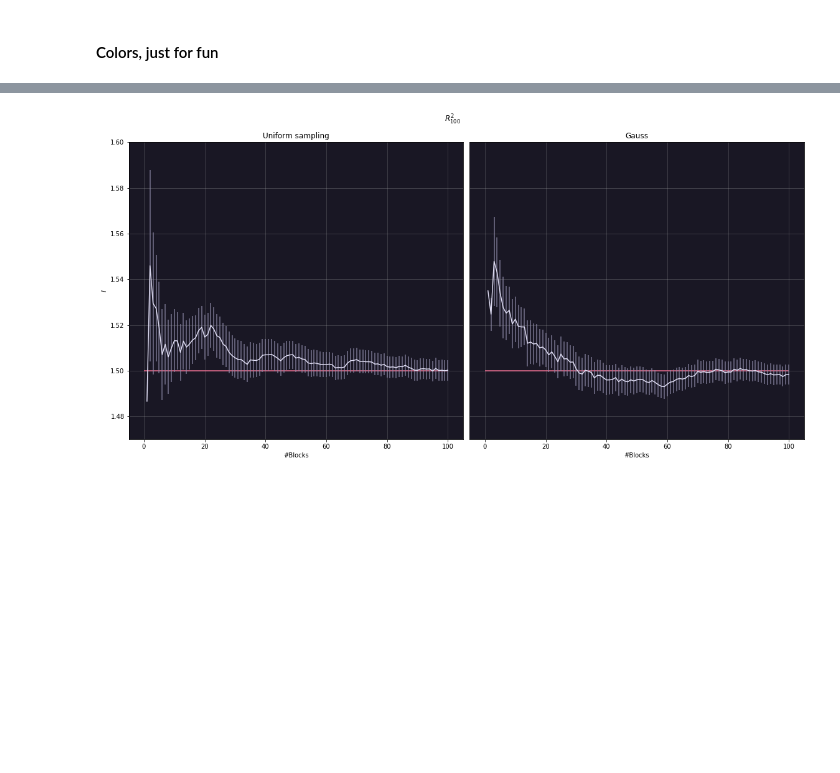
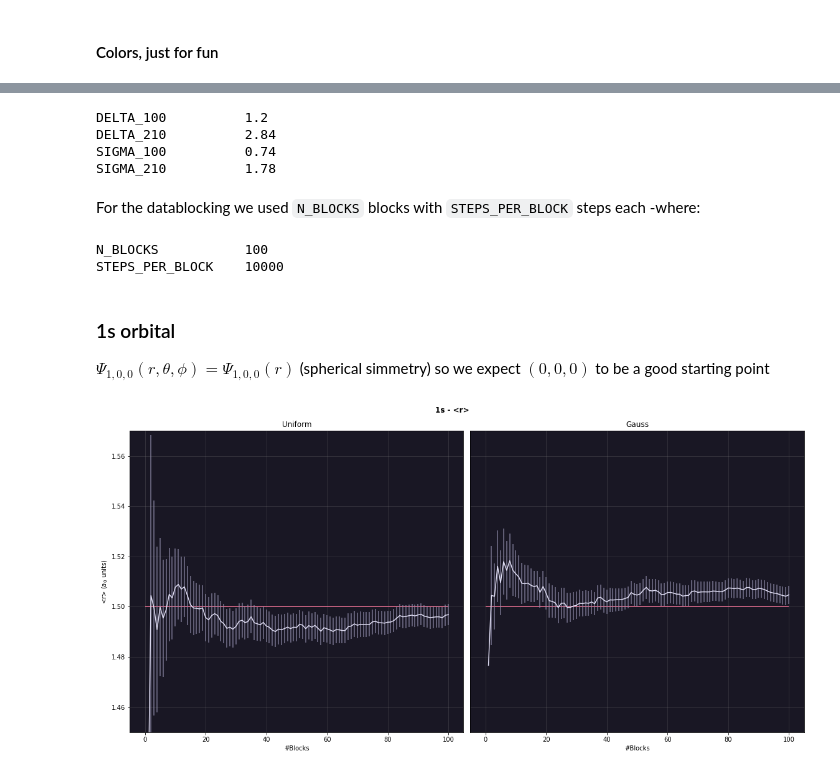
Before and after one commit to ormfav/LsnDavideVallenzasca, a Jupyter notebook: 05/051.ipynb, the cells around one changed output, grey strips where cells are left out. Drawn from its saved outputs; the diff is of its cells as text; code cells hidden in the pictures; blank space fills up the shorter version.

```diff
--- a/05/051.ipynb
+++ b/05/051.ipynb
@@ -9,12 +12,12 @@ import matplotlib.pyplot as plt
 # %% [markdown]
 #### Reading and printing config files
 # %%
-def LoadConfig(path):
+def LoadConfig(path,T):
     d={}
     with open(path) as file:
         for line in file:
             (directive,key, val) = line.split()
-            if(directive=="#define"): d[key] = int(val)
+            if(directive=="#define"): d[key] = T(val)
     return d
 
 def PrintConf(d):
@@ -34,9 +84,28 @@ er2 = "#6e6a86" #second error bar
+# %%
+conf_mrt2=LoadConfig("in/051-metropolis-conf.inl",float)
+PrintConf(conf_mrt2)
+# %% [output]
+DELTA_100          1.2
+DELTA_210          2.84
+SIGMA_100          0.74
+SIGMA_210          1.78
+# %% [markdown]
+For the datablocking we used `N_BLOCKS` blocks with `STEPS_PER_BLOCK` steps each -where:
+# %%
+conf_db=LoadConfig("in/051-datablocking-conf.inl",int)
+PrintConf(conf_db)
+# %% [output]
+N_BLOCKS           100
+STEPS_PER_BLOCK    10000
+# %% [markdown]
+### 1s orbital
+$\Psi_{1,0,0}(r,\theta,\phi)=\Psi_{1,0,0}(r)$ (spherical simmetry) so we expect $(0,0,0)$ to be a good starting point
 # %%
 fig=plt.figure(figsize=(16, 8))
-plt.suptitle('$R^2_{100}$', weight='bold')
+plt.suptitle('1s - <r>', weight='bold')
 
-y_inf=1.47
-y_sup=1.6
+y_inf=1.45
+y_sup=1.57
 
 #uniform
 data = np.genfromtxt("out/051-r_100_unif.csv", delimiter=",", skip_header=1)
@@ -48,39 +117,37 @@ plt.subplot(121)
 fig.axes[0].set_facecolor(stb)
 
 plt.ylim(y_inf,y_sup)
-plt.hlines(1.5,0, 100,color=rde)
-#plt.hlines(1.5,0, conf["N_BLOCKS"],color=rde)
+plt.hlines(1.5,0, conf_db["N_BLOCKS"],color=rde)
 #posso mettere insieme a errorbar? ha senso cambiare tipo di grafico?
 plt.vlines(x,y-e,y+e,color=err,alpha=0.8)
 plt.errorbar(x,y,color=ste)
 
 plt.xlabel('#Blocks')
-plt.ylabel('$I$')
-plt.title("Uniform sampling")
+plt.ylabel('<r> ($a_0$ units)')
+plt.title("Uniform")
 plt.grid(alpha=0.3)
 
 #importance
 data = np.genfromtxt("out/051-r_100_gaus.csv", delimiter=",", skip_header=1)
 x=data[:,0]
 y=data[:,3]
 e=data[:,4]
 
 plt.subplot(122)
 fig.axes[1].set_facecolor(stb)
 
 plt.ylim(y_inf,y_sup)
-plt.hlines(1.5,0, 100,color=rde)
-#plt.hlines(1.5,0, conf["N_BLOCKS"],color=rde)
+plt.hlines(1.5,0, conf_db["N_BLOCKS"],color=rde)
 #posso mettere insieme a errorbar? ha senso cambiare tipo di grafico?
 plt.vlines(x,y-e,y+e,color=err,alpha=0.8)
 plt.errorbar(x,y,color=ste)
 
 plt.tick_params(left=False,labelleft=False)
 plt.xlabel('#Blocks')
 plt.title("Gauss")
 plt.grid(alpha=0.3)
 
 plt.tight_layout()
 plt.show()
 # %% [output]
-[figure, old version]
+[figure, new version]
```
Also changed, not shown: parts of 15 cells of this notebook, 30 other files.
